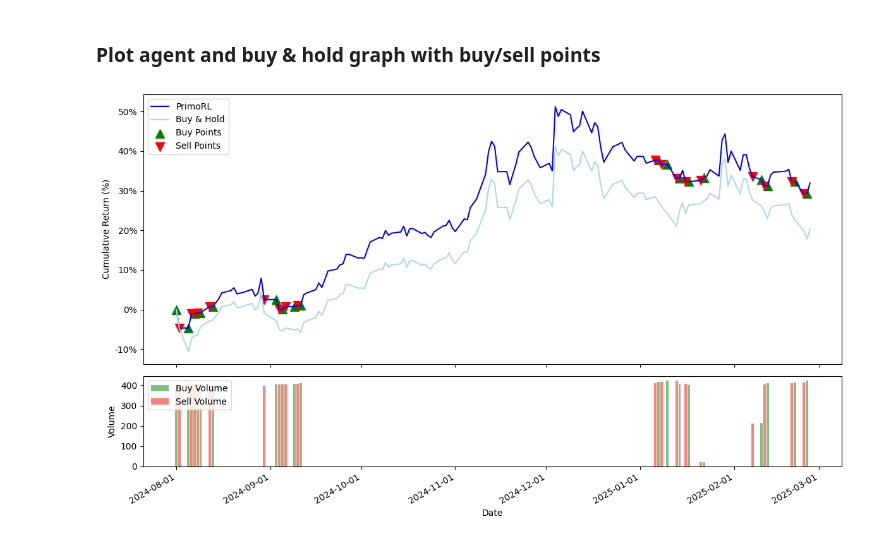
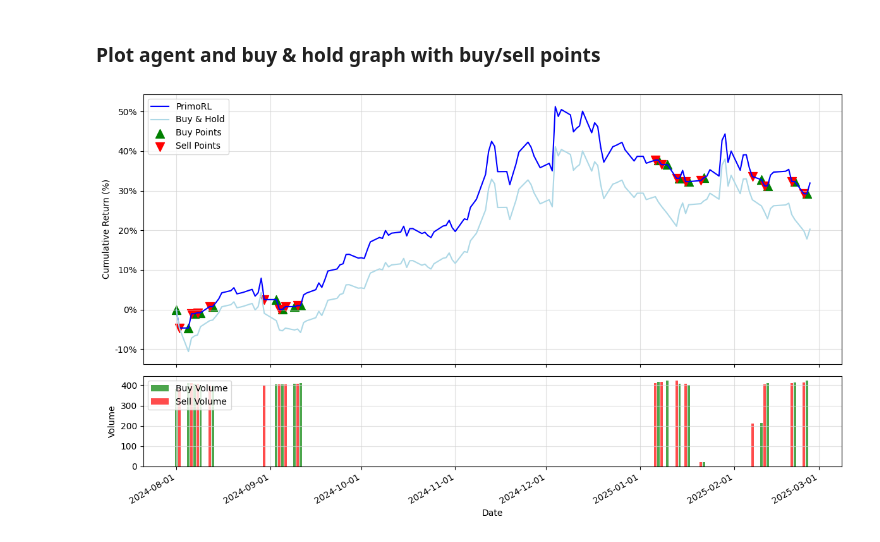
Before and after one commit to myevolve/PrimoGPT, a Jupyter notebook: notebooks/7. Results/4. CRM/primorl_trade_analysis_CRM.ipynb, the cells around one changed output. Cells and saved outputs as stored; diff of their text form; code cells hidden in the pictures.

```diff
--- a/notebooks/7. Results/4. CRM/primorl_trade_analysis_CRM.ipynb
+++ b/notebooks/7. Results/4. CRM/primorl_trade_analysis_CRM.ipynb
@@ -41,7 +41,6 @@ with open('data/crm_primorl_buy_and_hold.pkl', 'rb') as f:
 # %% [markdown]
 ### Plot agent and buy & hold graph with buy/sell points
 # %%
-import matplotlib.pyplot as plt
 import matplotlib.dates as mdates
 
 # Preparing the data
@@ -59,10 +58,9 @@ initial_value_bh = buy_and_hold['close'].iloc[0]
 buy_and_hold['cumulative_return'] = (buy_and_hold['close'] / initial_value_bh - 1) * 100
 
 # Preparing data for buys and sells
-df_actions['date'] = pd.to_datetime(df_actions['date'])  # Add this line if date is not already datetime
-df_actions.set_index('date', inplace=True)  # Set date as index
+df_actions['date'] = pd.to_datetime(df_actions['date'])
+df_actions.set_index('date', inplace=True)
 
-# Preparing data for buys and sells
 buys = df_actions[df_actions['actions'].apply(lambda x: x[0] > 0)]
 sells = df_actions[df_actions['actions'].apply(lambda x: x[0] < 0)]
 
@@ -73,33 +71,42 @@ fig, (ax1, ax2) = plt.subplots(2, 1, figsize=(12, 7), gridspec_kw={'height_ratio
 ax1.plot(df.index, df['cumulative_return'], color='blue', label='PrimoRL')
 ax1.plot(buy_and_hold.index, buy_and_hold['cumulative_return'], color='lightblue', label='Buy & Hold')
 
 # Adding points for buys and sells
 ax1.scatter(buys.index, df.loc[buys.index, 'cumulative_return'], color='green', marker='^', s=100, label='Buy Points')
 ax1.scatter(sells.index, df.loc[sells.index, 'cumulative_return'], color='red', marker='v', s=100, label='Sell Points')
 
+# Adding grid for top plot
+ax1.grid(True, linestyle='-', color='lightgray', alpha=0.7)
+
 # Setting the y-axis to display percentages without decimal places
 ax1.yaxis.set_major_formatter(plt.FuncFormatter(lambda x, p: f'{int(x)}%'))
 
 # Adding the legend
 ax1.legend(loc='upper left')
 
 # Setting the y-axis label
 ax1.set_ylabel('Cumulative Return (%)')
 
 # Drawing volume
-ax2.bar(buys.index, buys['actions'].apply(lambda x: abs(x[0])), color='green', alpha=0.5, label='Buy Volume')
-ax2.bar(sells.index, sells['actions'].apply(lambda x: abs(x[0])), color='red', alpha=0.5, label='Sell Volume')
+ax2.bar(buys.index, buys['actions'].apply(lambda x: abs(x[0])), color='green', alpha=0.7, label='Buy Volume')
+ax2.bar(sells.index, sells['actions'].apply(lambda x: abs(x[0])), color='red', alpha=0.7, label='Sell Volume')
+
+# Adding grid for bottom plot
+ax2.grid(True, linestyle='-', color='lightgray', alpha=0.7)
 
 ax2.set_ylabel('Volume')
 ax2.legend(loc='upper left')
 
 # Formatting the x-axis and adding date label
 plt.gcf().autofmt_xdate()
 ax2.xaxis.set_major_formatter(mdates.DateFormatter('%Y-%m-%d'))
 ax2.xaxis.set_major_locator(mdates.MonthLocator(interval=1))
 ax2.set_xlabel('Date')
 
+# Adjust layout to prevent overlapping
 plt.tight_layout()
+
+# Show the plot
 plt.show()
 # %% [output]
-[figure, old version]
+[figure, new version]
```
Also changed, not shown: 5 other files.
